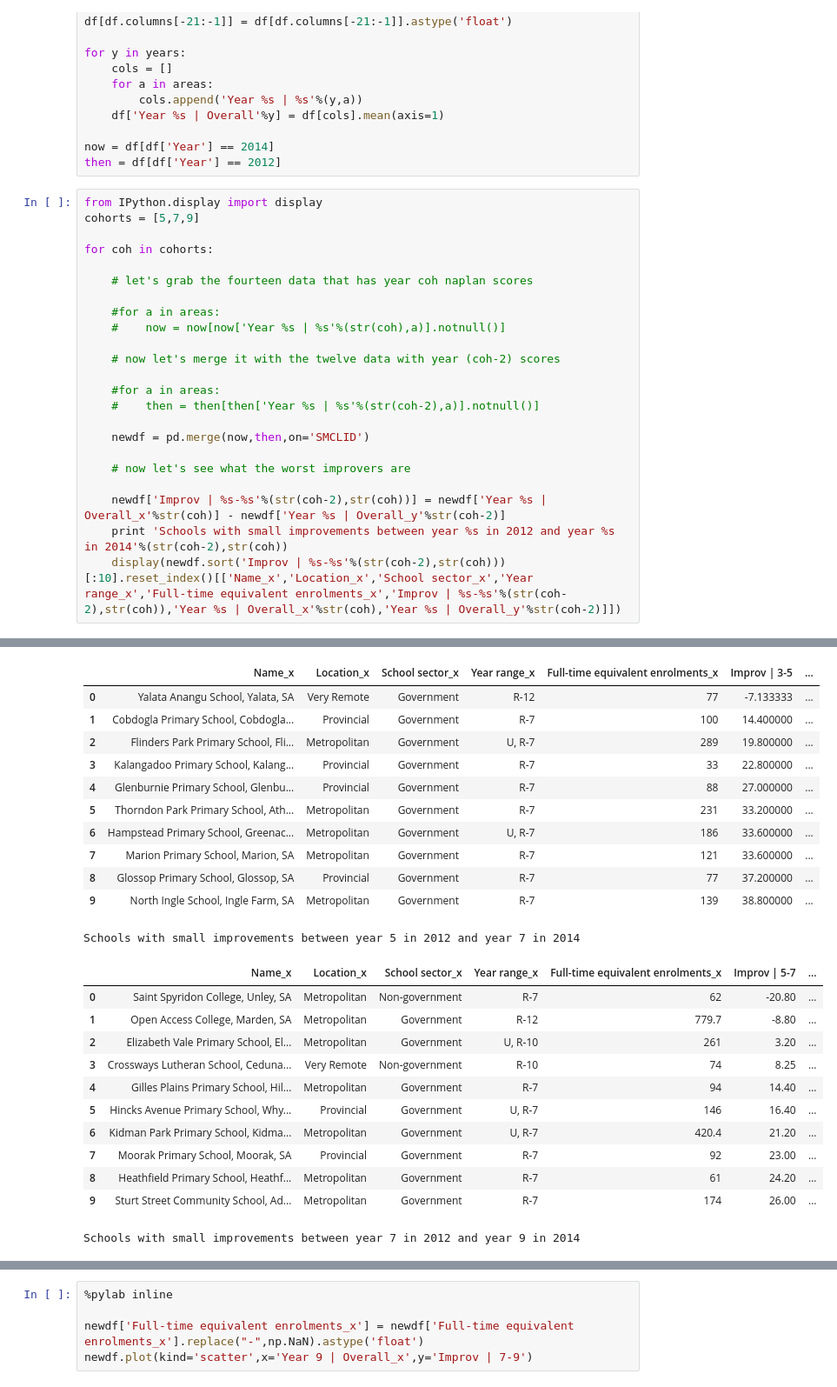
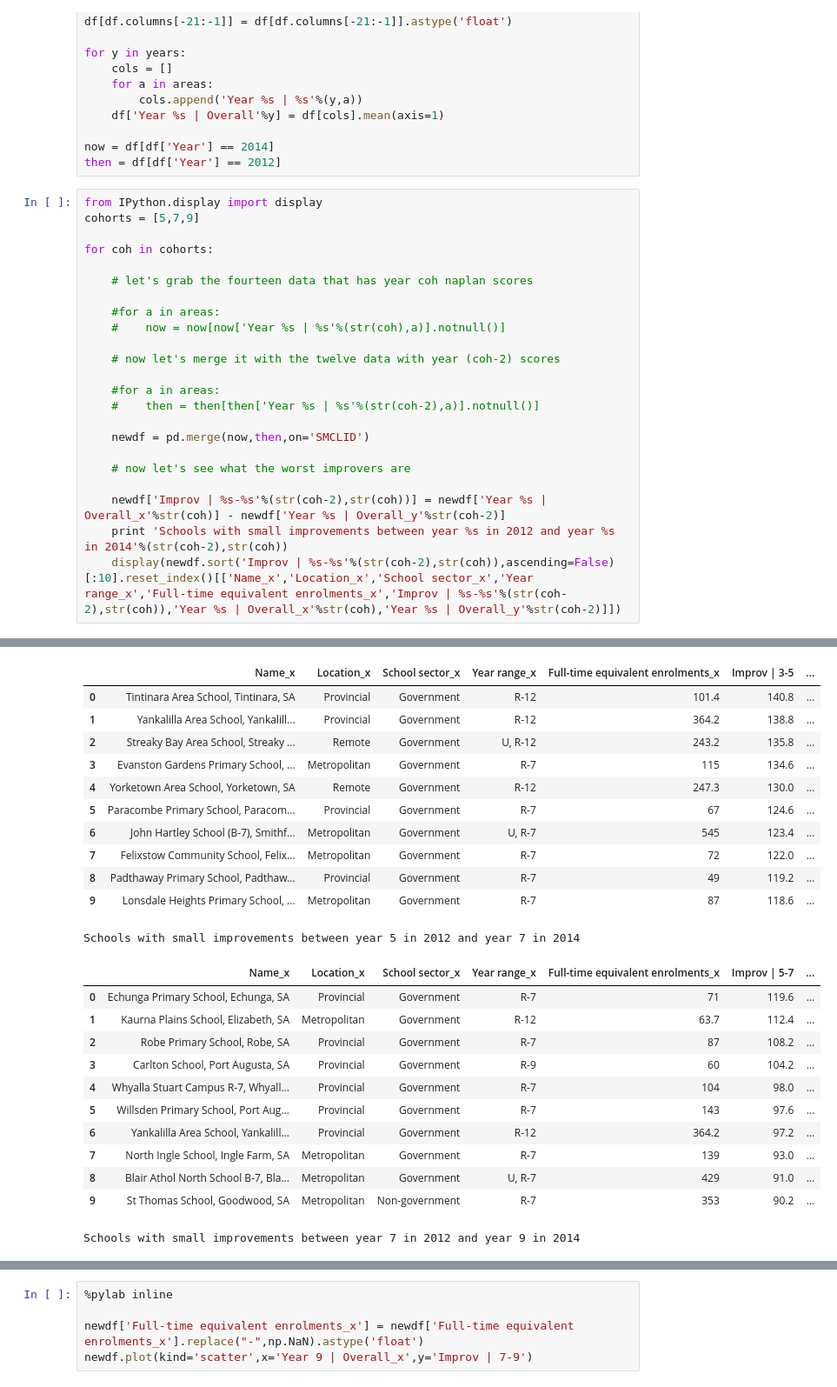
Before and after one commit to jacksongs/myschool2014, a Jupyter notebook: Analysis.ipynb, the cells around one changed output, grey strips where cells are left out. Shown at 87% size. Drawn from its saved outputs; the diff is of its cells as text.

```diff
--- a/Analysis.ipynb
+++ b/Analysis.ipynb
@@ -29,50 +29,50 @@ then = df[df['Year'] == 2012]
 # %%
 from IPython.display import display
 cohorts = [5,7,9]
 
 for coh in cohorts:
 
     # let's grab the fourteen data that has year coh naplan scores
 
     #for a in areas:
     #    now = now[now['Year %s | %s'%(str(coh),a)].notnull()]
 
     # now let's merge it with the twelve data with year (coh-2) scores
 
     #for a in areas:
     #    then = then[then['Year %s | %s'%(str(coh-2),a)].notnull()]
 
     newdf = pd.merge(now,then,on='SMCLID')
 
     # now let's see what the worst improvers are
 
     newdf['Improv | %s-%s'%(str(coh-2),str(coh))] = newdf['Year %s | Overall_x'%str(coh)] - newdf['Year %s | Overall_y'%str(coh-2)]
     print 'Schools with small improvements between year %s in 2012 and year %s in 2014'%(str(coh-2),str(coh))
-    display(newdf.sort('Improv | %s-%s'%(str(coh-2),str(coh)))[:10].reset_index()[['Name_x','Location_x','School sector_x','Year range_x','Full-time equivalent enrolments_x','Improv | %s-%s'%(str(coh-2),str(coh)),'Year %s | Overall_x'%str(coh),'Year %s | Overall_y'%str(coh-2)]])
+    display(newdf.sort('Improv | %s-%s'%(str(coh-2),str(coh)),ascending=False)[:10].reset_index()[['Name_x','Location_x','School sector_x','Year range_x','Full-time equivalent enrolments_x','Improv | %s-%s'%(str(coh-2),str(coh)),'Year %s | Overall_x'%str(coh),'Year %s | Overall_y'%str(coh-2)]])
 # %% [output]
 Schools with small improvements between year 3 in 2012 and year 5 in 2014
 |  | Name_x | Location_x | School sector_x | Year range_x | Full-time equivalent enrolments_x | Improv | 3-5 | ... |
-| 0 | Yalata Anangu School, Yalata, SA | Very Remote | Government | R-12 | 77 | -7.133333 | ... |
-| 1 | Cobdogla Primary School, Cobdogla... | Provincial | Government | R-7 | 100 | 14.400000 | ... |
-| 2 | Flinders Park Primary School, Fli... | Metropolitan | Government | U, R-7 | 289 | 19.800000 | ... |
-| 3 | Kalangadoo Primary School, Kalang... | Provincial | Government | R-7 | 33 | 22.800000 | ... |
-| 4 | Glenburnie Primary School, Glenbu... | Provincial | Government | R-7 | 88 | 27.000000 | ... |
-| 5 | Thorndon Park Primary School, Ath... | Metropolitan | Government | R-7 | 231 | 33.200000 | ... |
-| 6 | Hampstead Primary School, Greenac... | Metropolitan | Government | U, R-7 | 186 | 33.600000 | ... |
-| 7 | Marion Primary School, Marion, SA | Metropolitan | Government | R-7 | 121 | 33.600000 | ... |
-| 8 | Glossop Primary School, Glossop, SA | Provincial | Government | R-7 | 77 | 37.200000 | ... |
-| 9 | North Ingle School, Ingle Farm, SA | Metropolitan | Government | R-7 | 139 | 38.800000 | ... |
+| 0 | Tintinara Area School, Tintinara, SA | Provincial | Government | R-12 | 101.4 | 140.8 | ... |
+| 1 | Yankalilla Area School, Yankalill... | Provincial | Government | R-12 | 364.2 | 138.8 | ... |
+| 2 | Streaky Bay Area School, Streaky ... | Remote | Government | U, R-12 | 243.2 | 135.8 | ... |
+| 3 | Evanston Gardens Primary School, ... | Metropolitan | Government | R-7 | 115 | 134.6 | ... |
+| 4 | Yorketown Area School, Yorketown, SA | Remote | Government | R-12 | 247.3 | 130.0 | ... |
+| 5 | Paracombe Primary School, Paracom... | Provincial | Government | R-7 | 67 | 124.6 | ... |
+| 6 | John Hartley School (B-7), Smithf... | Metropolitan | Government | U, R-7 | 545 | 123.4 | ... |
+| 7 | Felixstow Community School, Felix... | Metropolitan | Government | R-7 | 72 | 122.0 | ... |
+| 8 | Padthaway Primary School, Padthaw... | Provincial | Government | R-7 | 49 | 119.2 | ... |
+| 9 | Lonsdale Heights Primary School, ... | Metropolitan | Government | R-7 | 87 | 118.6 | ... |
 Schools with small improvements between year 5 in 2012 and year 7 in 2014
 |  | Name_x | Location_x | School sector_x | Year range_x | Full-time equivalent enrolments_x | Improv | 5-7 | ... |
-| 0 | Saint Spyridon College, Unley, SA | Metropolitan | Non-government | R-7 | 62 | -20.80 | ... |
-| 1 | Open Access College, Marden, SA | Metropolitan | Government | R-12 | 779.7 | -8.80 | ... |
-| 2 | Elizabeth Vale Primary School, El... | Metropolitan | Government | U, R-10 | 261 | 3.20 | ... |
-| 3 | Crossways Lutheran School, Ceduna... | Very Remote | Non-government | R-10 | 74 | 8.25 | ... |
-| 4 | Gilles Plains Primary School, Hil... | Metropolitan | Government | R-7 | 94 | 14.40 | ... |
-| 5 | Hincks Avenue Primary School, Why... | Provincial | Government | U, R-7 | 146 | 16.40 | ... |
-| 6 | Kidman Park Primary School, Kidma... | Metropolitan | Government | U, R-7 | 420.4 | 21.20 | ... |
-| 7 | Moorak Primary School, Moorak, SA | Provincial | Government | R-7 | 92 | 23.00 | ... |
-| 8 | Heathfield Primary School, Heathf... | Metropolitan | Government | R-7 | 61 | 24.20 | ... |
-| 9 | Sturt Street Community School, Ad... | Metropolitan | Government | R-7 | 174 | 26.00 | ... |
+| 0 | Echunga Primary School, Echunga, SA | Provincial | Government | R-7 | 71 | 119.6 | ... |
+| 1 | Kaurna Plains School, Elizabeth, SA | Metropolitan | Government | R-12 | 63.7 | 112.4 | ... |
+| 2 | Robe Primary School, Robe, SA | Provincial | Government | R-7 | 87 | 108.2 | ... |
+| 3 | Carlton School, Port Augusta, SA | Provincial | Government | R-9 | 60 | 104.2 | ... |
+| 4 | Whyalla Stuart Campus R-7, Whyall... | Provincial | Government | R-7 | 104 | 98.0 | ... |
+| 5 | Willsden Primary School, Port Aug... | Provincial | Government | R-7 | 143 | 97.6 | ... |
+| 6 | Yankalilla Area School, Yankalill... | Provincial | Government | R-12 | 364.2 | 97.2 | ... |
+| 7 | North Ingle School, Ingle Farm, SA | Metropolitan | Government | R-7 | 139 | 93.0 | ... |
+| 8 | Blair Athol North School B-7, Bla... | Metropolitan | Government | U, R-7 | 429 | 91.0 | ... |
+| 9 | St Thomas School, Goodwood, SA | Metropolitan | Non-government | R-7 | 353 | 90.2 | ... |
 Schools with small improvements between year 7 in 2012 and year 9 in 2014
 |  | Name_x | Location_x | School sector_x | Year range_x | Full-time equivalent enrolments_x | Improv | 7-9 | ... |
```
Also changed, not shown: parts of 2 cells of this notebook, 8 other files.
